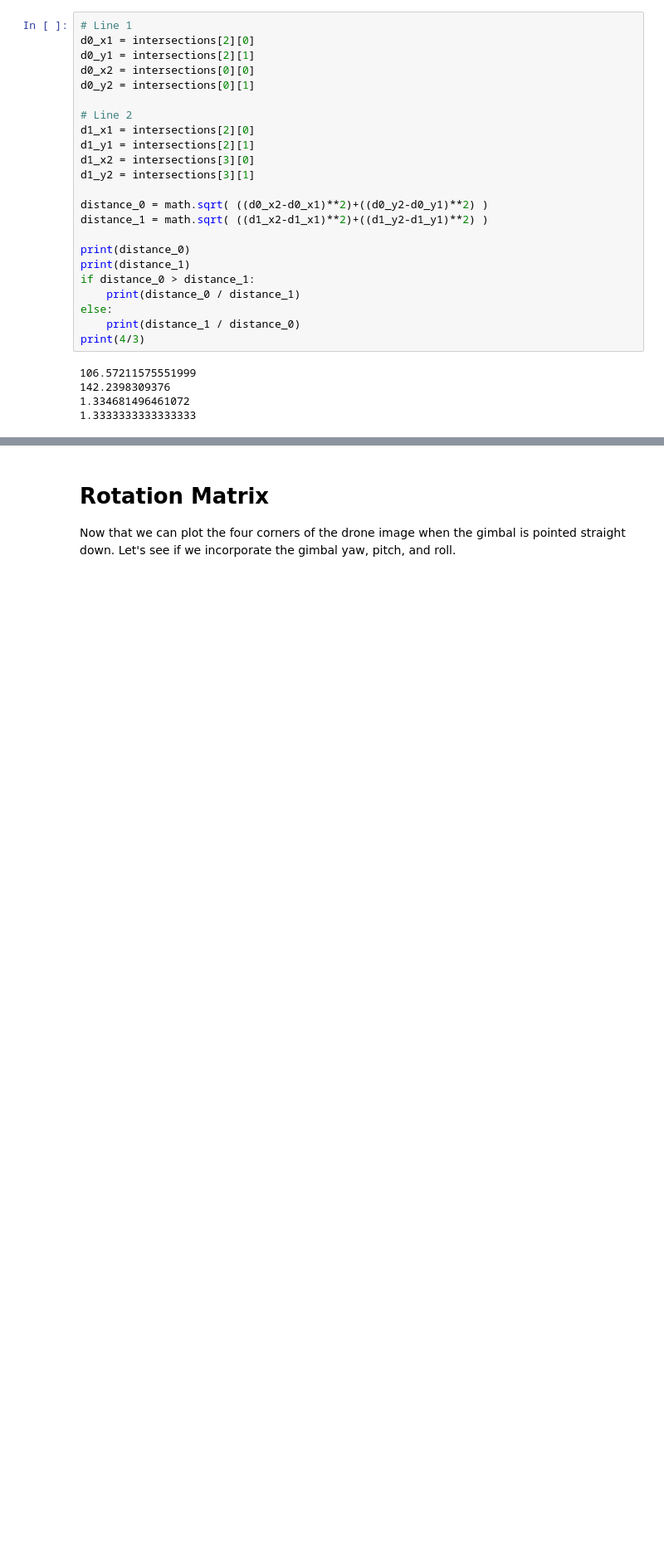
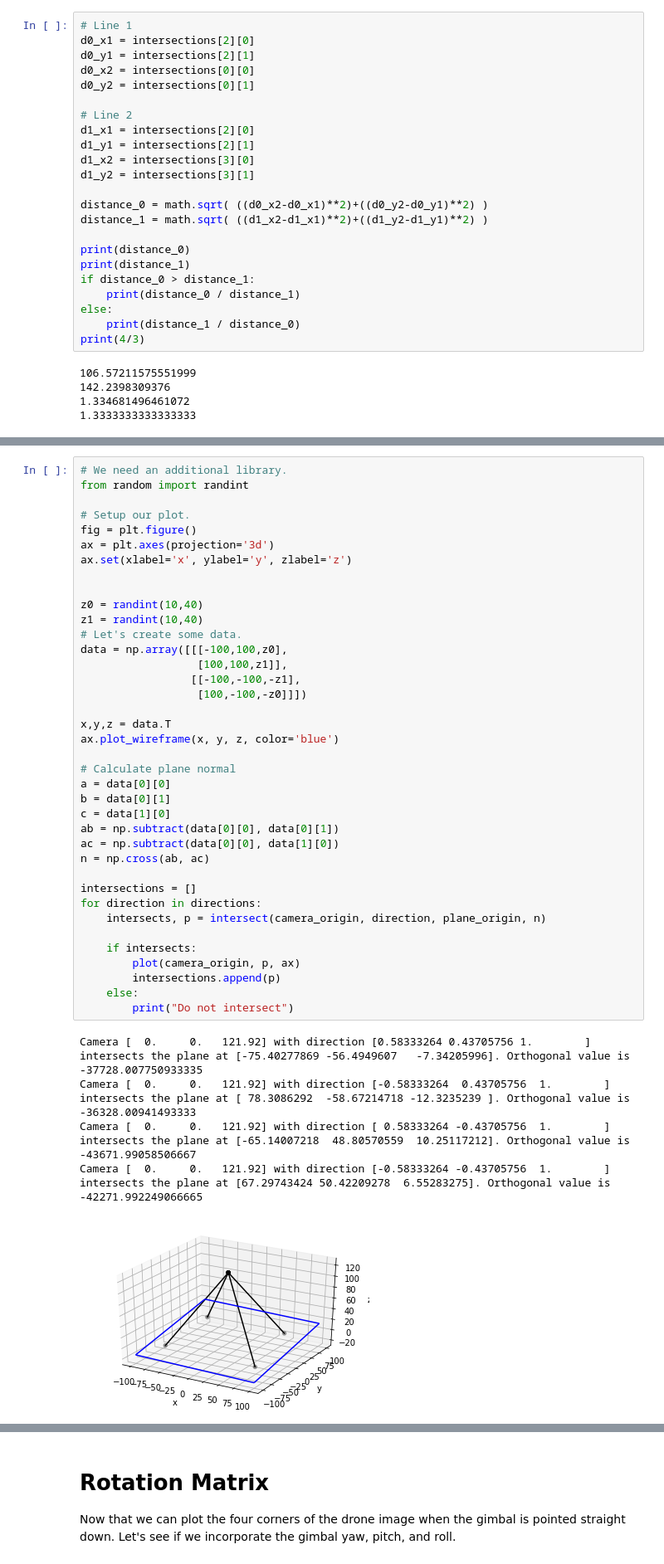
Before and after one commit to mebuie/Jupyter, a Jupyter notebook: RayIntersect.ipynb, the cells around one changed output, grey strips where cells are left out. Shown: that part at 83% size. Saved outputs shown, nothing was run; the diff lists cells and outputs as text; blank space fills up the shorter version.

Commit message:
added plane normal calculation.

```diff
--- a/RayIntersect.ipynb
+++ b/RayIntersect.ipynb
@@ -280,0 +290,44 @@ print(4/3)
+# %%
+# We need an additional library.
+from random import randint
+
+# Setup our plot.
+fig = plt.figure()
+ax = plt.axes(projection='3d')
+ax.set(xlabel='x', ylabel='y', zlabel='z')
+
+
+z0 = randint(10,40)
+z1 = randint(10,40)
+# Let's create some data.
+data = np.array([[[-100,100,z0],
+                  [100,100,z1]],
+                 [[-100,-100,-z1],
+                  [100,-100,-z0]]])
+
+x,y,z = data.T
+ax.plot_wireframe(x, y, z, color='blue')
+
+# Calculate plane normal
+a = data[0][0]
+b = data[0][1]
+c = data[1][0]
+ab = np.subtract(data[0][0], data[0][1])
+ac = np.subtract(data[0][0], data[1][0])
+n = np.cross(ab, ac)
+
+intersections = []
+for direction in directions:
+    intersects, p = intersect(camera_origin, direction, plane_origin, n)
+
+    if intersects:
+        plot(camera_origin, p, ax)
+        intersections.append(p)
+    else:
+        print("Do not intersect")
+# %% [output]
+Camera [  0.     0.   121.92] with direction [0.58333264 0.43705756 1.        ] intersects the plane at [-75.40277869 -56.4949607   -7.34205996]. Orthogonal value is -37728.007750933335
+Camera [  0.     0.   121.92] with direction [-0.58333264  0.43705756  1.        ] intersects the plane at [ 78.3086292  -58.67214718 -12.3235239 ]. Orthogonal value is -36328.00941493333
+Camera [  0.     0.   121.92] with direction [ 0.58333264 -0.43705756  1.        ] intersects the plane at [-65.14007218  48.80570559  10.25117212]. Orthogonal value is -43671.99058506667
+Camera [  0.     0.   121.92] with direction [-0.58333264 -0.43705756  1.        ] intersects the plane at [67.29743424 50.42209278  6.55283275]. Orthogonal value is -42271.992249066665
+[figure, added]
```
Also changed, not shown: parts of 5 cells of this notebook.
